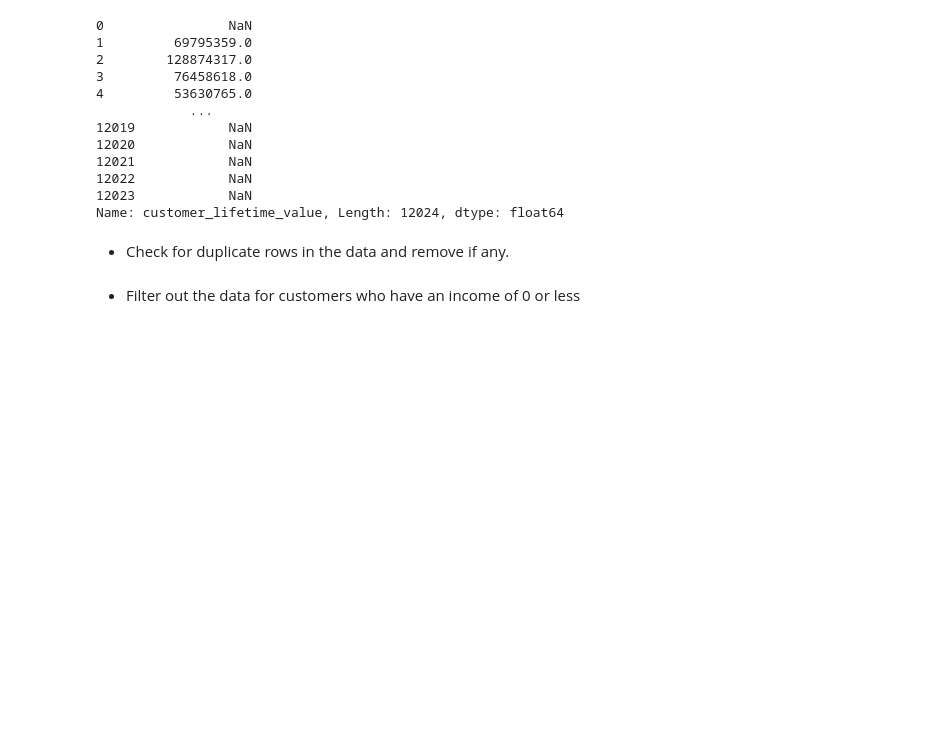
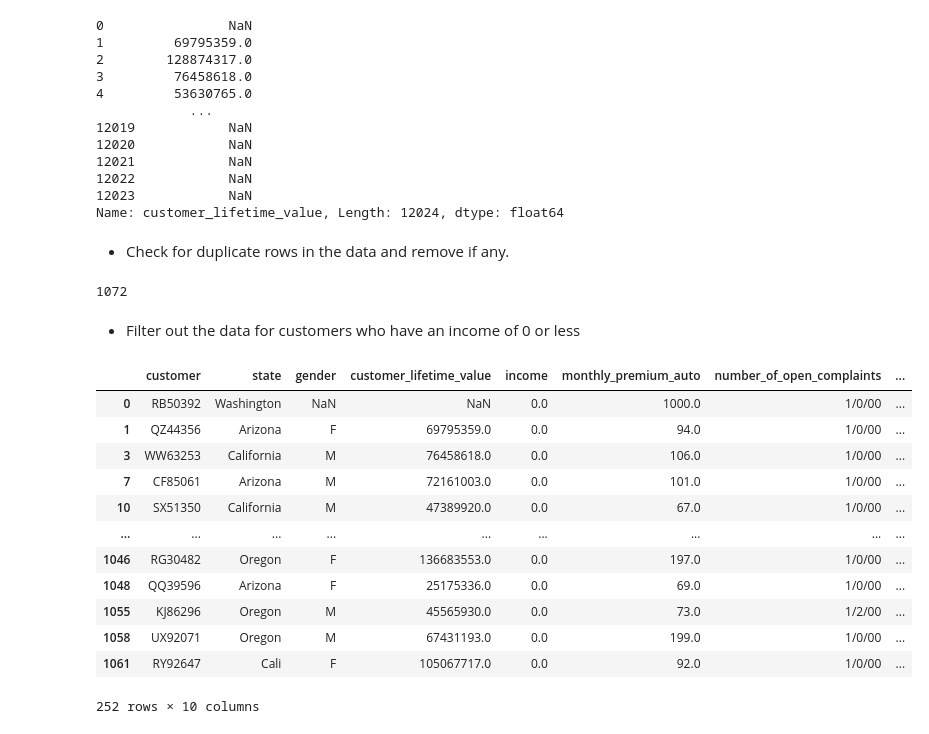
Before and after one commit to Jesus-Almansa/lab-customer-analysis-round-1, a Jupyter notebook: files_for_lab/repaso.ipynb, the cells around one changed output. Saved outputs shown, nothing was run; the diff lists cells and outputs as text; code cells hidden in the pictures; blank space fills up the shorter version.

```diff
--- a/files_for_lab/repaso.ipynb
+++ b/files_for_lab/repaso.ipynb
@@ -257,2 +262,24 @@ Name: customer_lifetime_value, Length: 12024, dtype: float64
+# %%
+len(df) - len(duplicate)
+# %% [output]
+1072
+# %%
+df.drop_duplicates(ignore_index=True, inplace=True)
 # %% [markdown]
 + Filter out the data for customers who have an income of 0 or less
+# %%
+df[df['income'] <= 0]
+# %% [output]
+|  | customer | state | gender | customer_lifetime_value | income | monthly_premium_auto | number_of_open_complaints | ... |
+| 0 | RB50392 | Washington | NaN | NaN | 0.0 | 1000.0 | 1/0/00 | ... |
+| 1 | QZ44356 | Arizona | F | 69795359.0 | 0.0 | 94.0 | 1/0/00 | ... |
+| 3 | WW63253 | California | M | 76458618.0 | 0.0 | 106.0 | 1/0/00 | ... |
+| 7 | CF85061 | Arizona | M | 72161003.0 | 0.0 | 101.0 | 1/0/00 | ... |
+| 10 | SX51350 | California | M | 47389920.0 | 0.0 | 67.0 | 1/0/00 | ... |
+| ... | ... | ... | ... | ... | ... | ... | ... | ... |
+| 1046 | RG30482 | Oregon | F | 136683553.0 | 0.0 | 197.0 | 1/0/00 | ... |
+| 1048 | QQ39596 | Arizona | F | 25175336.0 | 0.0 | 69.0 | 1/0/00 | ... |
+| 1055 | KJ86296 | Oregon | M | 45565930.0 | 0.0 | 73.0 | 1/2/00 | ... |
+| 1058 | UX92071 | Oregon | M | 67431193.0 | 0.0 | 199.0 | 1/0/00 | ... |
+| 1061 | RY92647 | Cali | F | 105067717.0 | 0.0 | 92.0 | 1/0/00 | ... |
+252 rows × 10 columns
```
Also changed, not shown: parts of 3 cells of this notebook.
